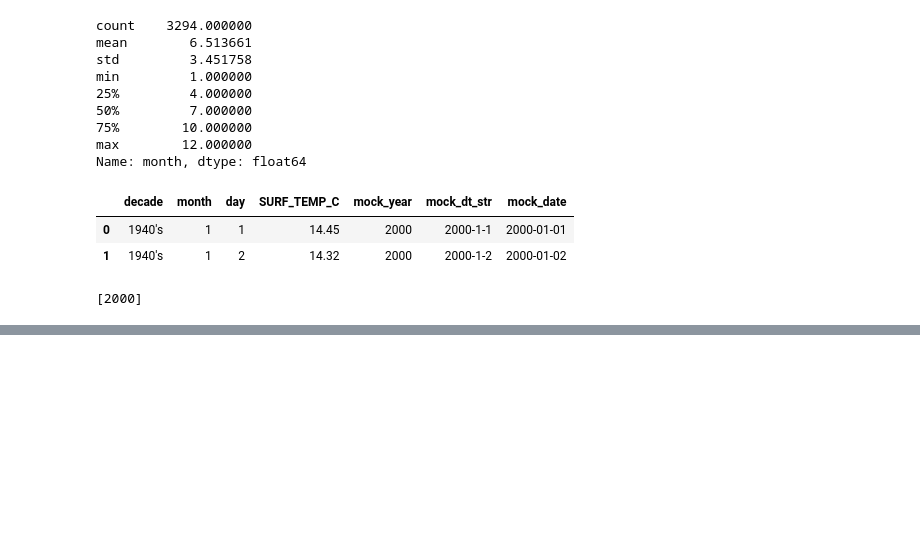
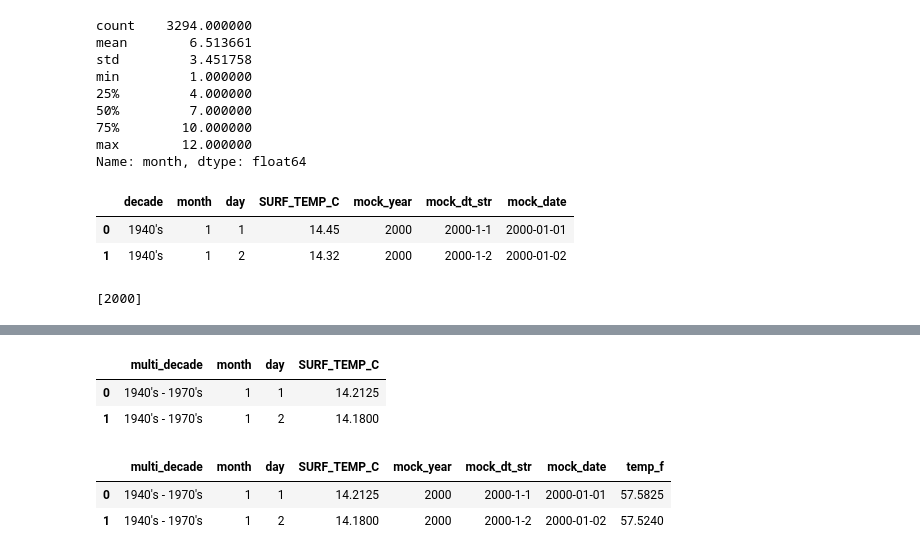
Before and after one commit to spencercody/scripps-water-temp, a Jupyter notebook: src/modeling/notebook/02-eda.ipynb, the cells around one changed output, grey strips where cells are left out. Cells and saved outputs as stored; diff of their text form; code cells hidden in the pictures; blank space fills up the shorter version.

```diff
--- a/src/modeling/notebook/02-eda.ipynb
+++ b/src/modeling/notebook/02-eda.ipynb
@@ -308,0 +363,6 @@ Series([], dtype: int64)
+# %%
+multi_decade_temps.head(2)
+# %% [output]
+|  | multi_decade | month | day | SURF_TEMP_C |
+| 0 | 1940's - 1970's | 1 | 1 | 14.2125 |
+| 1 | 1940's - 1970's | 1 | 2 | 14.1800 |
@@ -309 +377,7 @@ Series([], dtype: int64)
+# %%
+multi_decade_temps.head(2)
+# %% [output]
+|  | multi_decade | month | day | SURF_TEMP_C | mock_year | mock_dt_str | mock_date | temp_f |
+| 0 | 1940's - 1970's | 1 | 1 | 14.2125 | 2000 | 2000-1-1 | 2000-01-01 | 57.5825 |
+| 1 | 1940's - 1970's | 1 | 2 | 14.1800 | 2000 | 2000-1-2 | 2000-01-02 | 57.5240 |
 # %%
```
Also changed, not shown: parts of 20 cells of this notebook, 7 other files.
